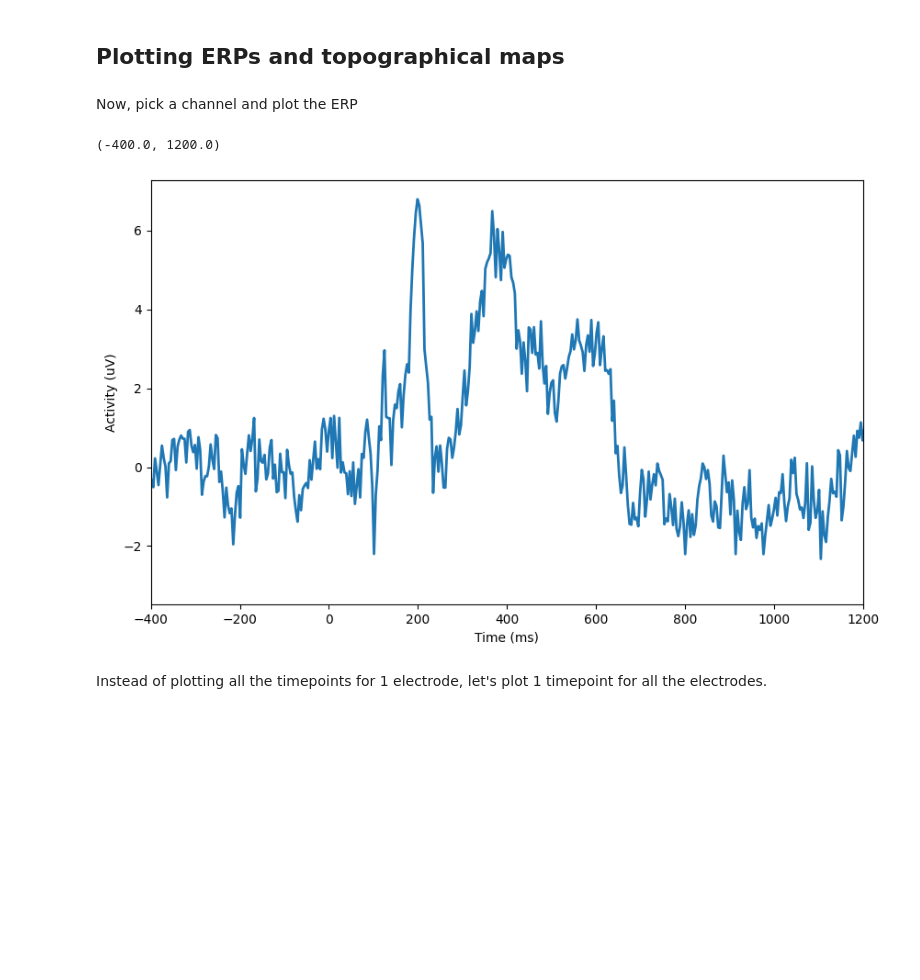
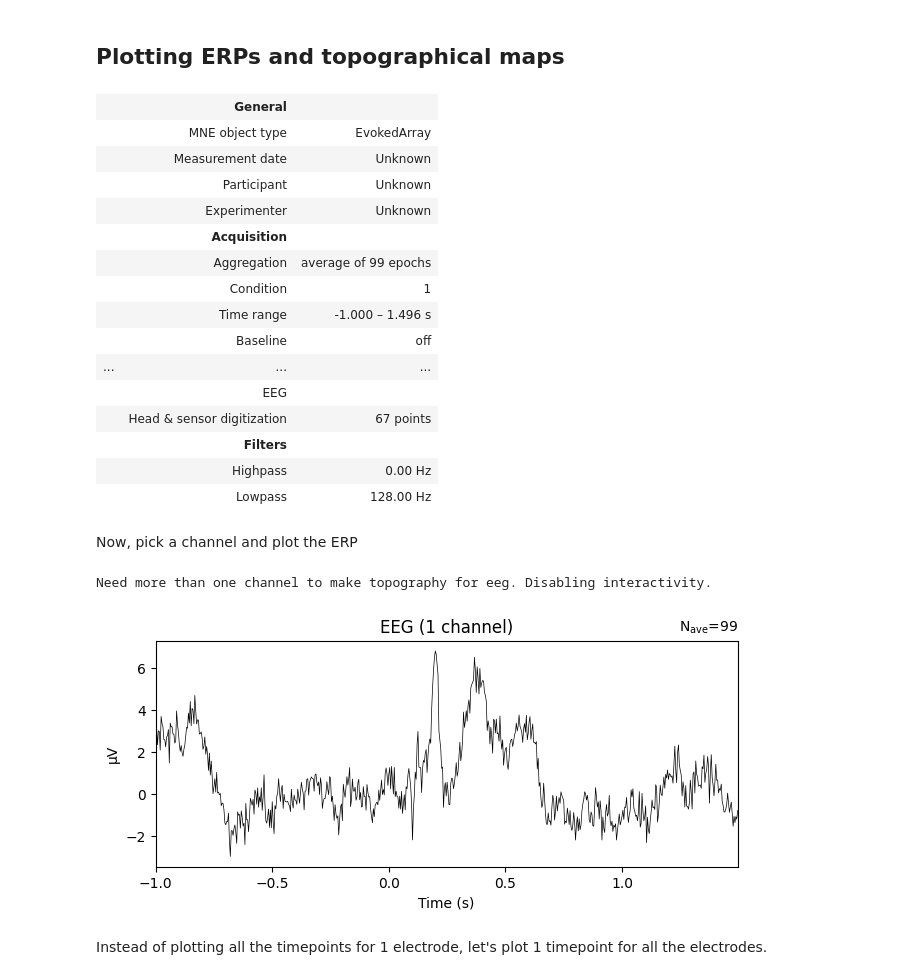
Before and after one commit to shabkr/Neural-Signal-Processing-Analysis, a Jupyter notebook: section_02/uANTS_intro.ipynb, the cells around one changed output. Saved outputs shown, nothing was run; the diff lists cells and outputs as text; code cells hidden in the pictures; blank space fills up the shorter version.

```diff
--- a/section_02/uANTS_intro.ipynb
+++ b/section_02/uANTS_intro.ipynb
@@ -195,25 +180,31 @@ ax.plot(x,y,z)
 # %%
 # Compute the ERP of each channel
 # (remember that the ERP is the time-domain average across all trials at each time point)
-erp = np.mean(eeg['data'][0][0], axis=2)
-eeg_times = eeg['times'][0][0].T
+erp = eeg.average()
+erp
+# %% [output]
+|  | General |  |
+|  | MNE object type | EvokedArray |
+|  | Measurement date | Unknown |
+|  | Participant | Unknown |
+|  | Experimenter | Unknown |
+|  | Acquisition |  |
+|  | Aggregation | average of 99 epochs |
+|  | Condition | 1 |
+|  | Time range | -1.000 – 1.496 s |
+|  | Baseline | off |
+| ... | ... | ... |
+|  | EEG |  |
+|  | Head & sensor digitization | 67 points |
+|  | Filters |  |
+|  | Highpass | 0.00 Hz |
+|  | Lowpass | 128.00 Hz |
 # %% [markdown]
 Now, pick a channel and plot the ERP
-# %%
-chan2plot = 'fcz'
-chanlocs = []
-for i in eeg['chanlocs'][0][0]['labels'][0]:
-    chanlocs.append(i[0].lower())
-chanlocs = np.array(chanlocs)
-
-chan_idx = np.where(chanlocs == chan2plot)[0][0] #this is the replacement for "strcmpi" that Cohen points out
-
-plt.figure(figsize=(10,6))
-plt.plot(eeg_times, erp[chan_idx], linewidth=2)
-plt.xlabel('Time (ms)'), plt.ylabel('Activity (uV)')
-plt.xlim([-400, 1200])
-# %% [output]
-(-400.0, 1200.0)
-[figure, removed]
+# %%
+erp_timecourse = erp.plot(picks="FCz", show = False)
+# %% [output]
+Need more than one channel to make topography for eeg. Disabling interactivity.
+[figure, added]
 # %% [markdown]
 Instead of plotting all the timepoints for 1 electrode, let's plot 1 timepoint for all the electrodes.
```
Also changed, not shown: parts of 27 cells of this notebook.
